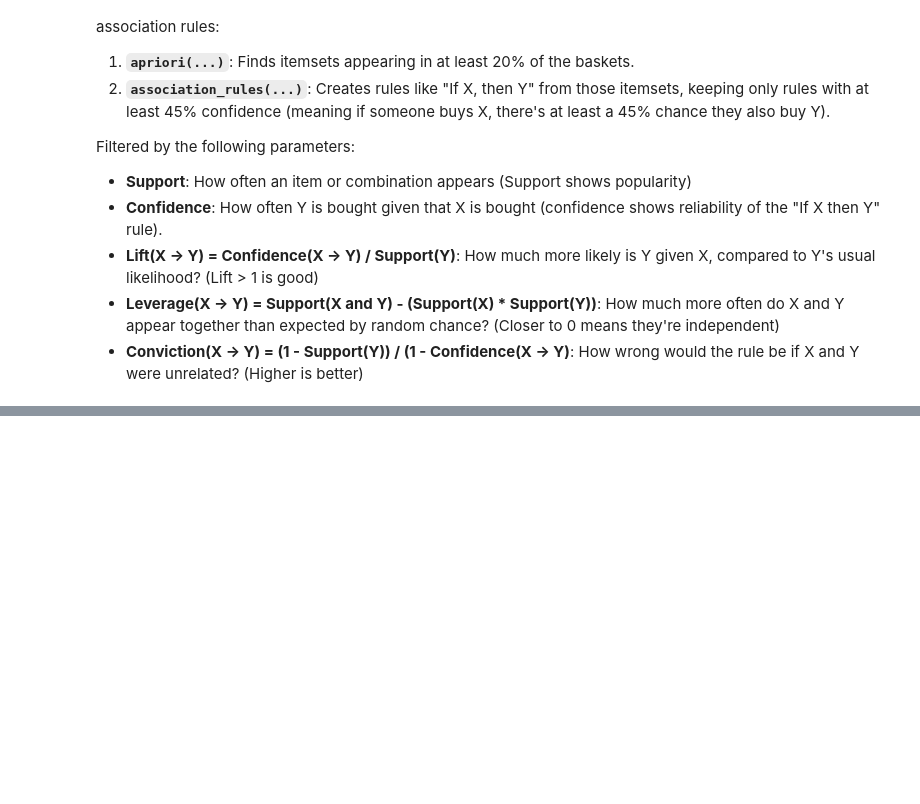
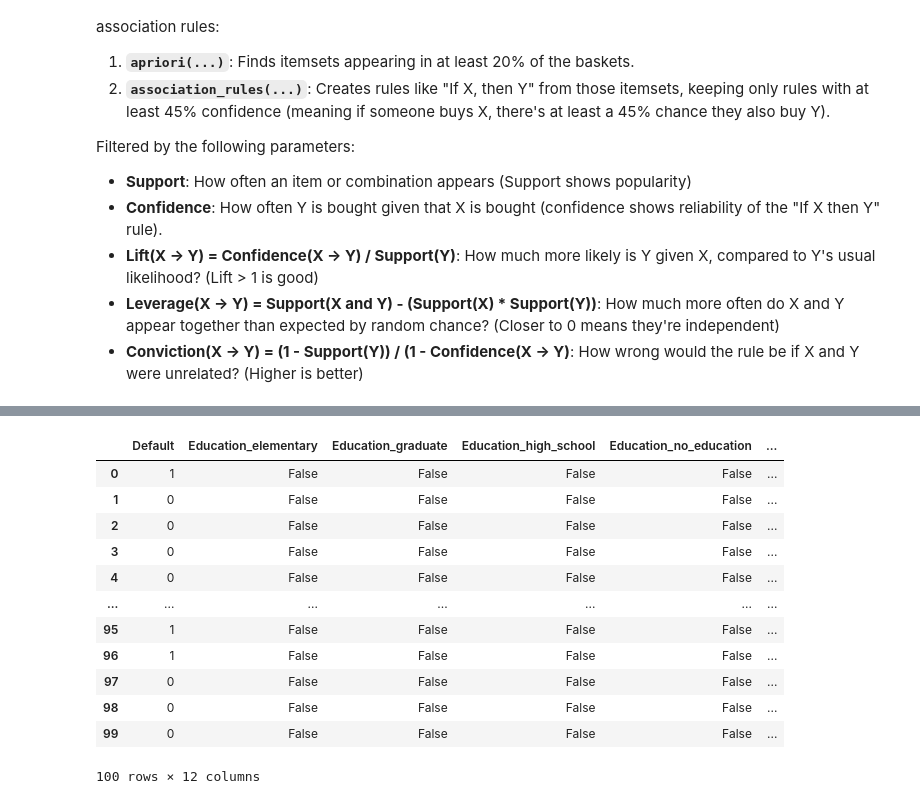
Before and after one commit to lcbjrrr/ML315, a Jupyter notebook: ML315_7_Apriori.ipynb, the cells around one changed output, grey strips where cells are left out. Drawn from its saved outputs; the diff is of its cells as text; code cells hidden in the pictures; blank space fills up the shorter version.

```diff
--- a/ML315_7_Apriori.ipynb
+++ b/ML315_7_Apriori.ipynb
@@ -63,0 +86,3 @@ association_rules(model, metric="confidence", min_threshold=0.65,num_itemsets=mo
+# %%
+df = pd.read_csv('https://raw.githubusercontent.com/lcbjrrr/ML315/refs/heads/main/CreditRisk%20-%20full.csv')
+df.head(1)
@@ -63,0 +114,17 @@ association_rules(model, metric="confidence", min_threshold=0.65,num_itemsets=mo
+# %%
+df=df.drop(columns=['Gender','Income'])
+df
+# %% [output]
+|  | Default | Education_elementary | Education_graduate | Education_high_school | Education_no_education | ... |
+| 0 | 1 | False | False | False | False | ... |
+| 1 | 0 | False | False | False | False | ... |
+| 2 | 0 | False | False | False | False | ... |
+| 3 | 0 | False | False | False | False | ... |
+| 4 | 0 | False | False | False | False | ... |
+| ... | ... | ... | ... | ... | ... | ... |
+| 95 | 1 | False | False | False | False | ... |
+| 96 | 1 | False | False | False | False | ... |
+| 97 | 0 | False | False | False | False | ... |
+| 98 | 0 | False | False | False | False | ... |
+| 99 | 0 | False | False | False | False | ... |
+100 rows × 12 columns
```
Also changed, not shown: parts of 11 cells of this notebook.
